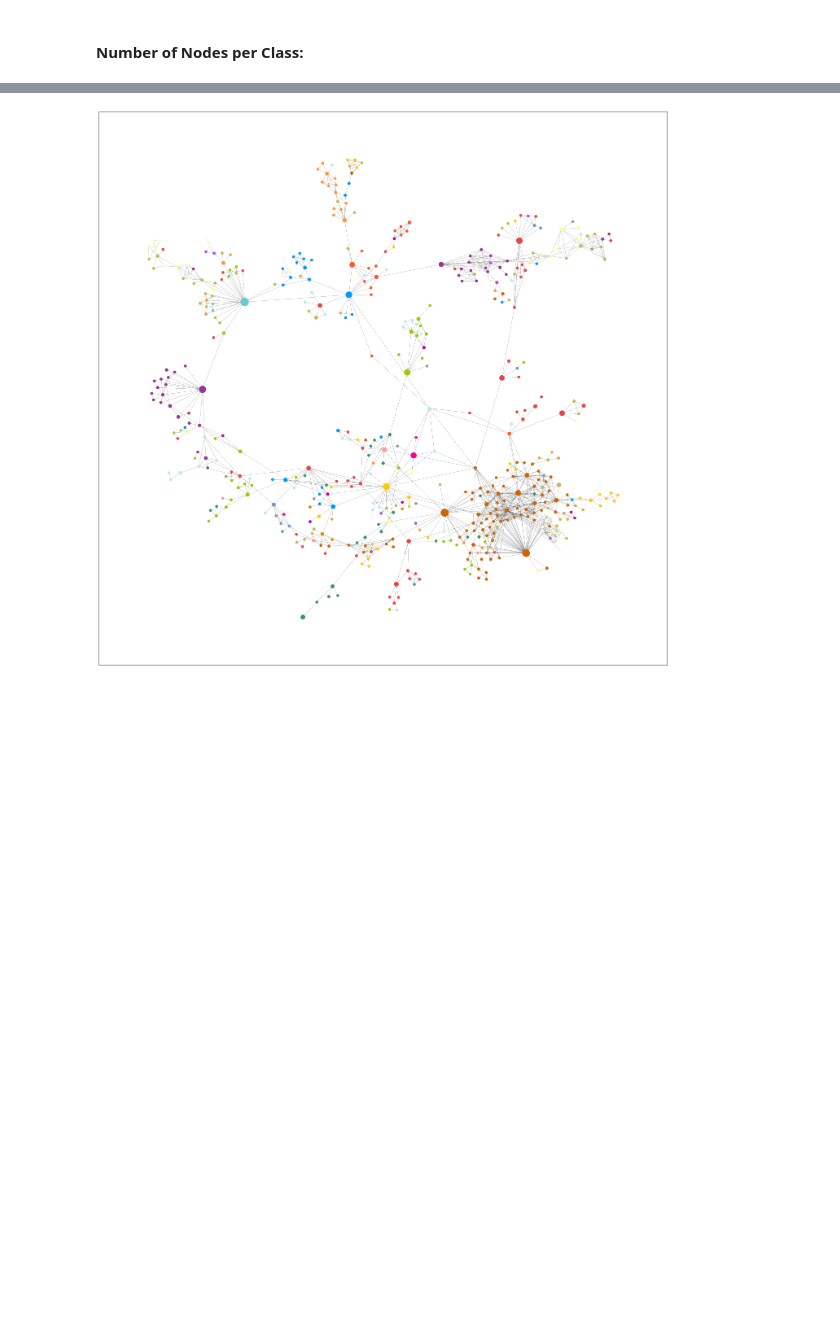
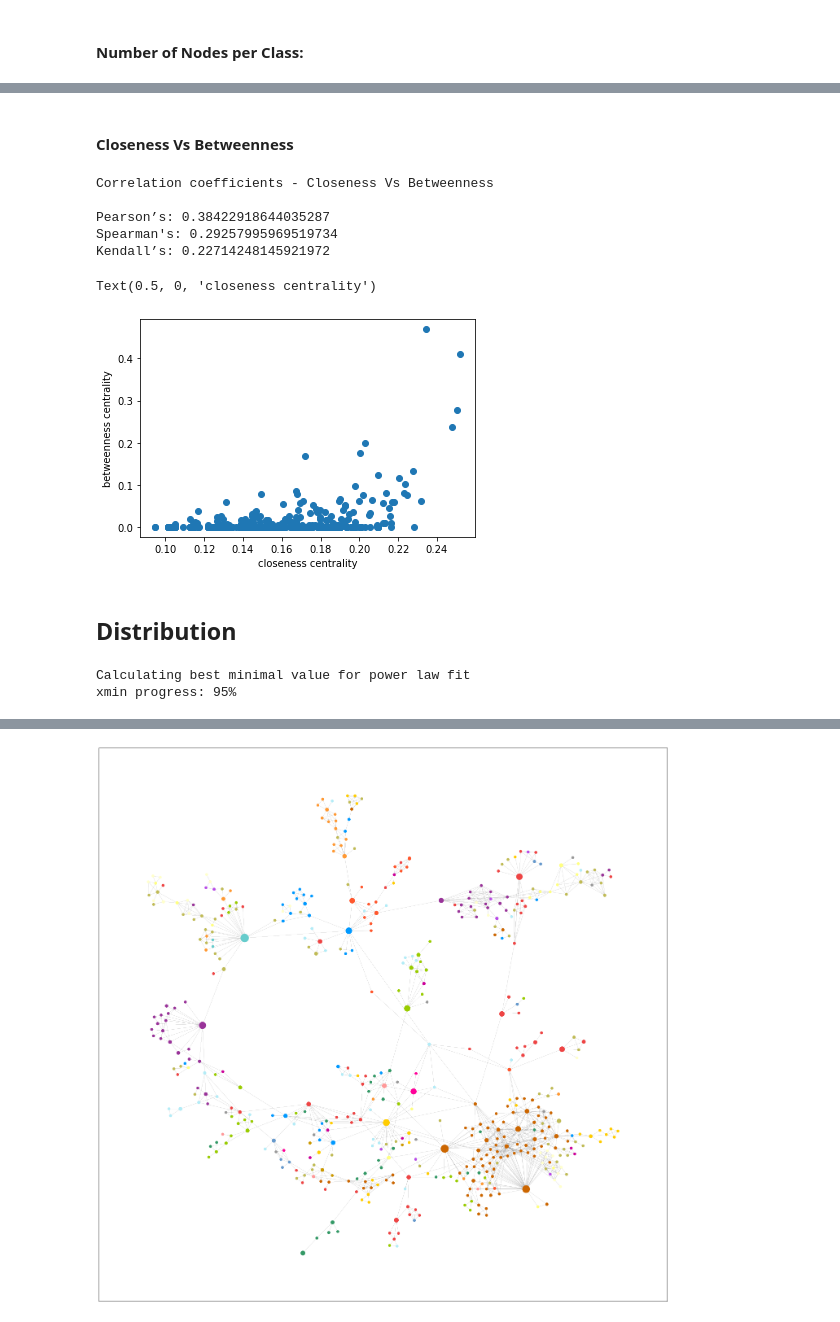
Before and after one commit to acd17sk/Human-Disease-Network-NetSci, a Jupyter notebook: demo_notebook.ipynb, the cells around one changed output, grey strips where cells are left out. Drawn from its saved outputs; the diff is of its cells as text; code cells hidden in the pictures; blank space fills up the shorter version.

```diff
--- a/demo_notebook.ipynb
+++ b/demo_notebook.ipynb
@@ -161,0 +156,33 @@ for n, s in s_npn.items():
+# %% [markdown]
+#### Closeness Vs Betweenness
+# %%
+spearman = sp.spearmanr(list(cl_centr.values()),list(bet_centr.values()))[0]
+kendal = sp.kendalltau(list(cl_centr.values()),list(bet_centr.values()))[0]
+pearson = sp.pearsonr(list(cl_centr.values()),list(bet_centr.values()))[0]
+print('Correlation coefficients - Closeness Vs Betweenness')
+print()
+print("Pearson’s:", pearson)
+print("Spearman's:", spearman)
+print("Kendall’s:", kendal)
+
+plt.scatter(list(cl_centr.values()),list(bet_centr.values()))
+plt.ylabel('betweenness centrality')
+plt.xlabel('closeness centrality')
+# %% [output]
+Correlation coefficients - Closeness Vs Betweenness
+
+Pearson’s: 0.38422918644035287
+Spearman's: 0.29257995969519734
+Kendall’s: 0.22714248145921972
+Text(0.5, 0, 'closeness centrality')
+[figure, added]
+# %% [markdown]
+## Distribution
+# %%
+degs = np.asarray([d for d in dict(pp.degree()).values()])
+net_spacing = np.linspace(min(degs),max(degs),len(degs))
+avg_deg = avg_degree(pp)
+pp_pw = powerlaw.Fit(degs)
+# %% [output]
+Calculating best minimal value for power law fit
+xmin progress: 95%
```
Also changed, not shown: parts of 41 cells of this notebook, 1 other file.
